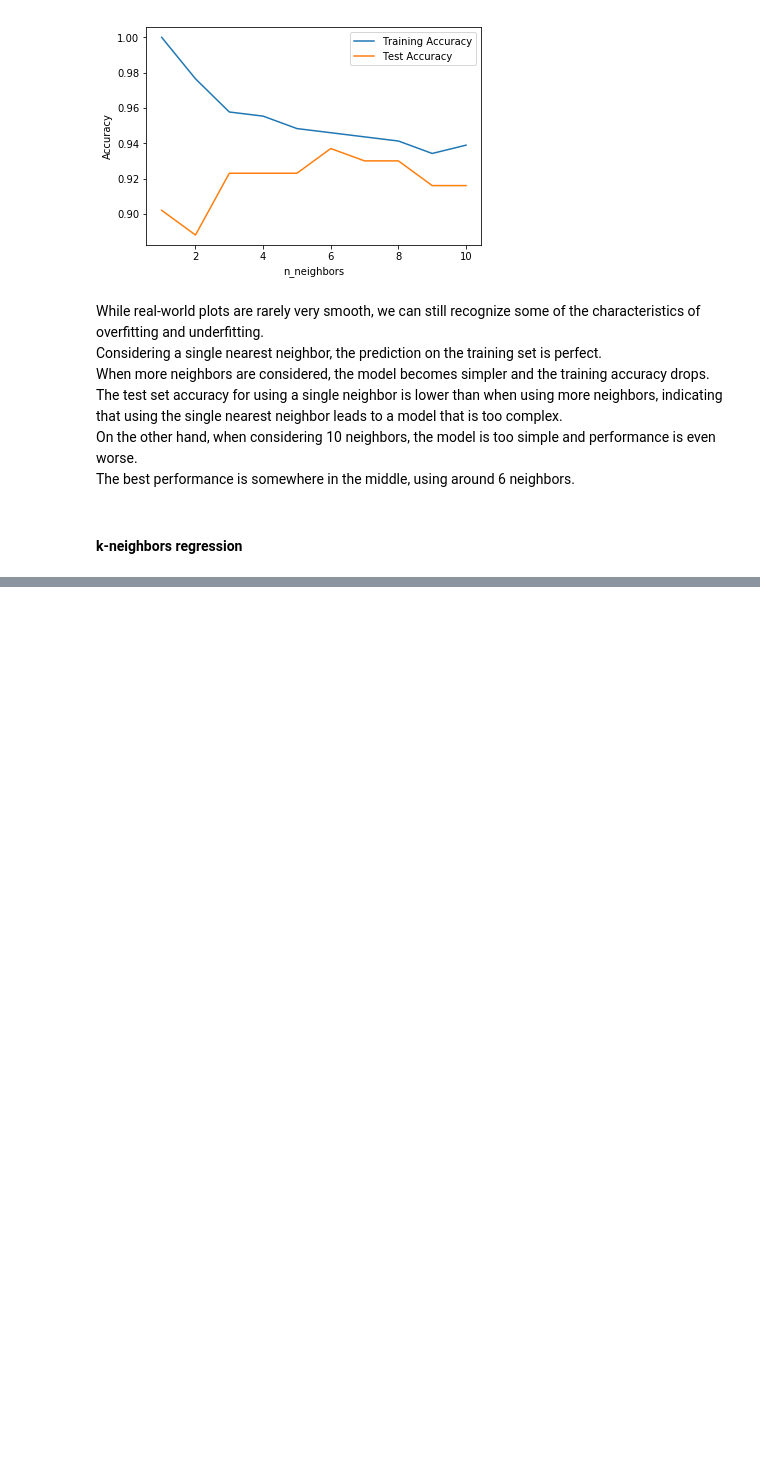
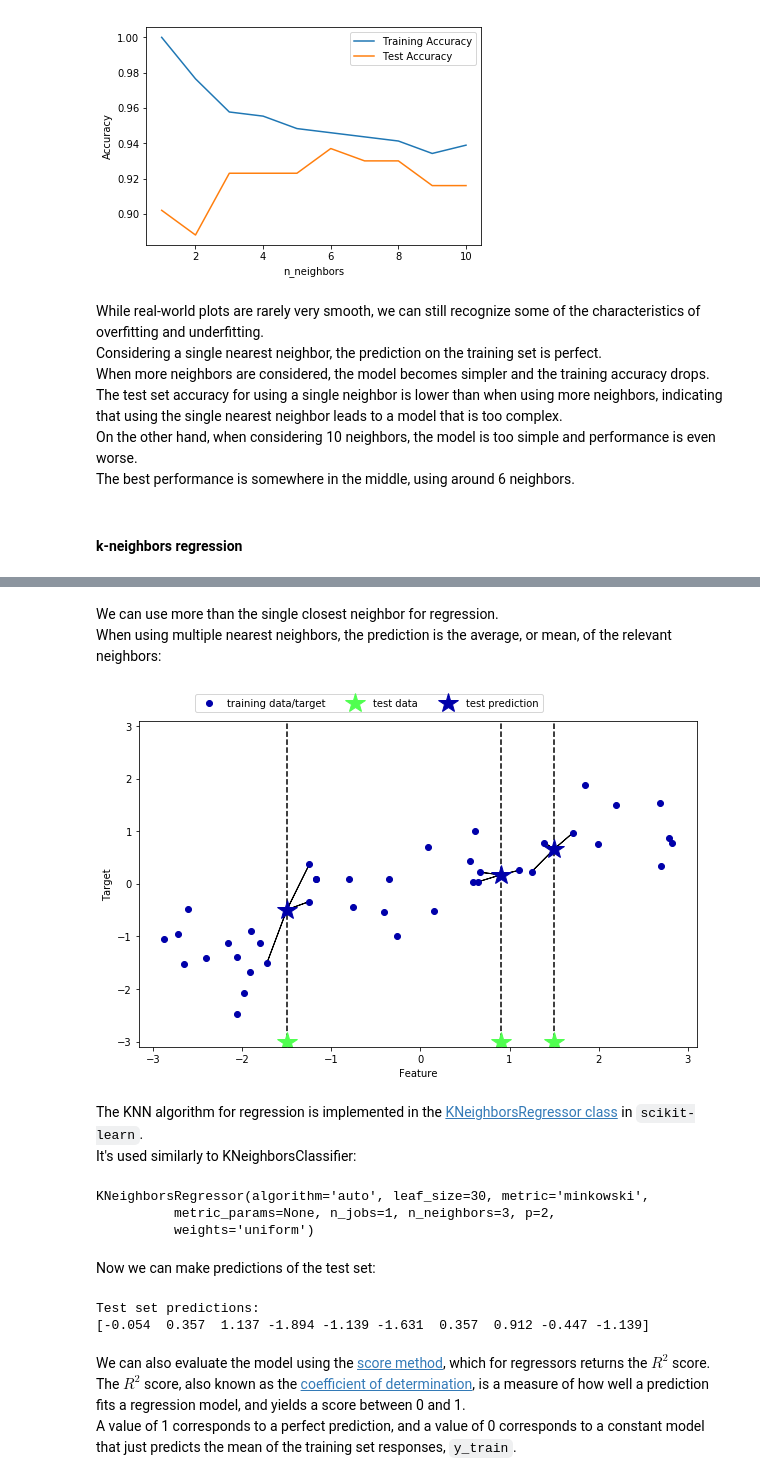
Before and after one commit to bgroveben/python3_machine_learning_projects, a Jupyter notebook: introduction_to_ml_with_python/2_Supervised_Learning.ipynb, the cells around one changed output, grey strips where cells are left out. Cells and saved outputs as stored; diff of their text form; code cells hidden in the pictures; blank space fills up the shorter version.

```diff
--- a/introduction_to_ml_with_python/2_Supervised_Learning.ipynb
+++ b/introduction_to_ml_with_python/2_Supervised_Learning.ipynb
@@ -438,0 +449,38 @@ The best performance is somewhere in the middle, using around 6 neighbors.
+# %% [markdown]
+We can use more than the single closest neighbor for regression.
+When using multiple nearest neighbors, the prediction is the average, or mean, of the relevant neighbors:
+# %%
+mglearn.plots.plot_knn_regression(n_neighbors=3)
+# %% [output]
+[figure, added]
+# %% [markdown]
+The KNN algorithm for regression is implemented in the [KNeighborsRegressor class](http://scikit-learn.org/stable/modules/generated/sklearn.neighbors.KNeighborsRegressor.html) in `scikit-learn`.
+It's used similarly to KNeighborsClassifier:
+# %%
+from sklearn.neighbors import KNeighborsRegressor
+
+X, y = mglearn.datasets.make_wave(n_samples=40)
+
+# Split the wave dataset into a training and a test set.
+X_train, X_test, y_train, y_test = train_test_split(X, y, random_state=0)
+
+# Instantiate the model and set the number of neighbors to consider to 3.
+reg = KNeighborsRegressor(n_neighbors=3)
+
+# Fit the model using the training data and training targets.
+reg.fit(X_train, y_train)
+# %% [output]
+KNeighborsRegressor(algorithm='auto', leaf_size=30, metric='minkowski',
+          metric_params=None, n_jobs=1, n_neighbors=3, p=2,
+          weights='uniform')
+# %% [markdown]
+Now we can make predictions of the test set:
+# %%
+print("Test set predictions: \n{}".format((reg.predict(X_test).round(3))))
+# %% [output]
+Test set predictions:
+[-0.054  0.357  1.137 -1.894 -1.139 -1.631  0.357  0.912 -0.447 -1.139]
+# %% [markdown]
+We can also evaluate the model using the [score method](http://scikit-learn.org/stable/modules/generated/sklearn.neighbors.KNeighborsRegressor.html#sklearn.neighbors.KNeighborsRegressor.score), which for regressors returns the $R^{2}$ score.
+The $R^{2}$ score, also known as the [coefficient of determination](https://en.wikipedia.org/wiki/Coefficient_of_determination), is a measure of how well a prediction fits a regression model, and yields a score between 0 and 1.
+A value of 1 corresponds to a perfect prediction, and a value of 0 corresponds to a constant model that just predicts the mean of the training set responses, `y_train`.
```
Also changed, not shown: parts of 6 cells of this notebook, 1 other file.
